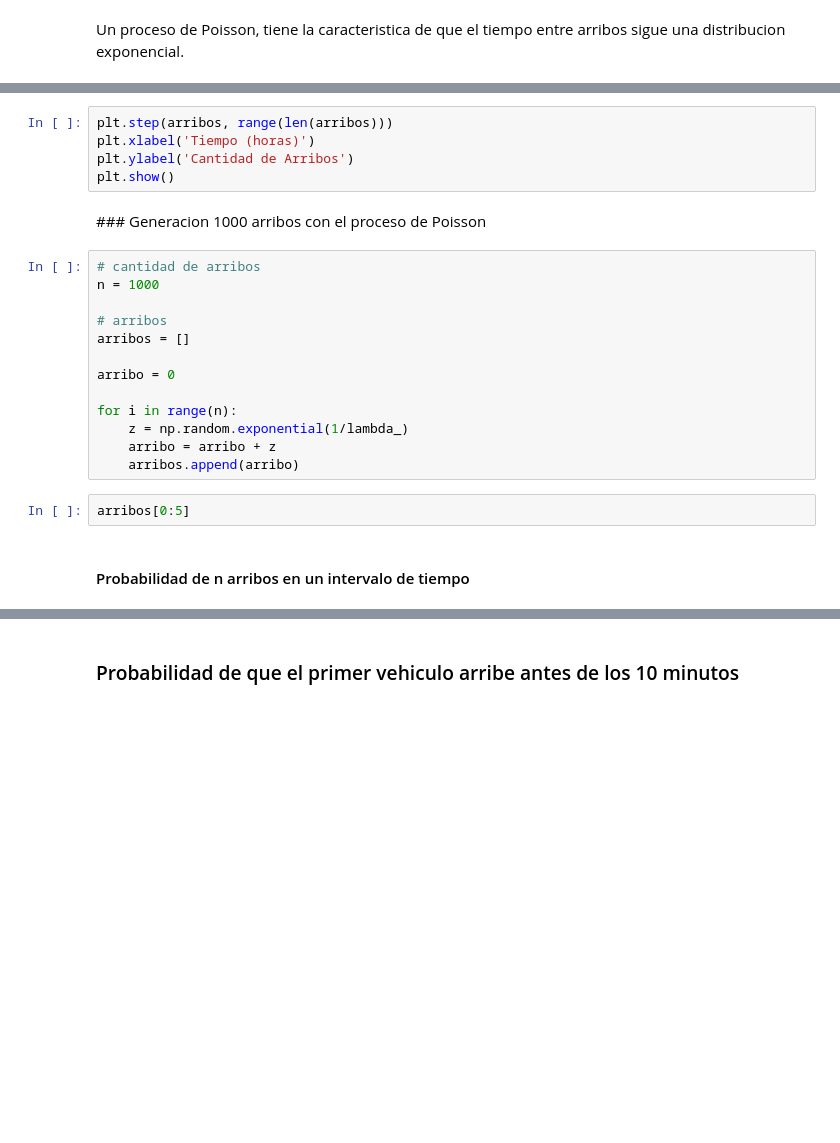
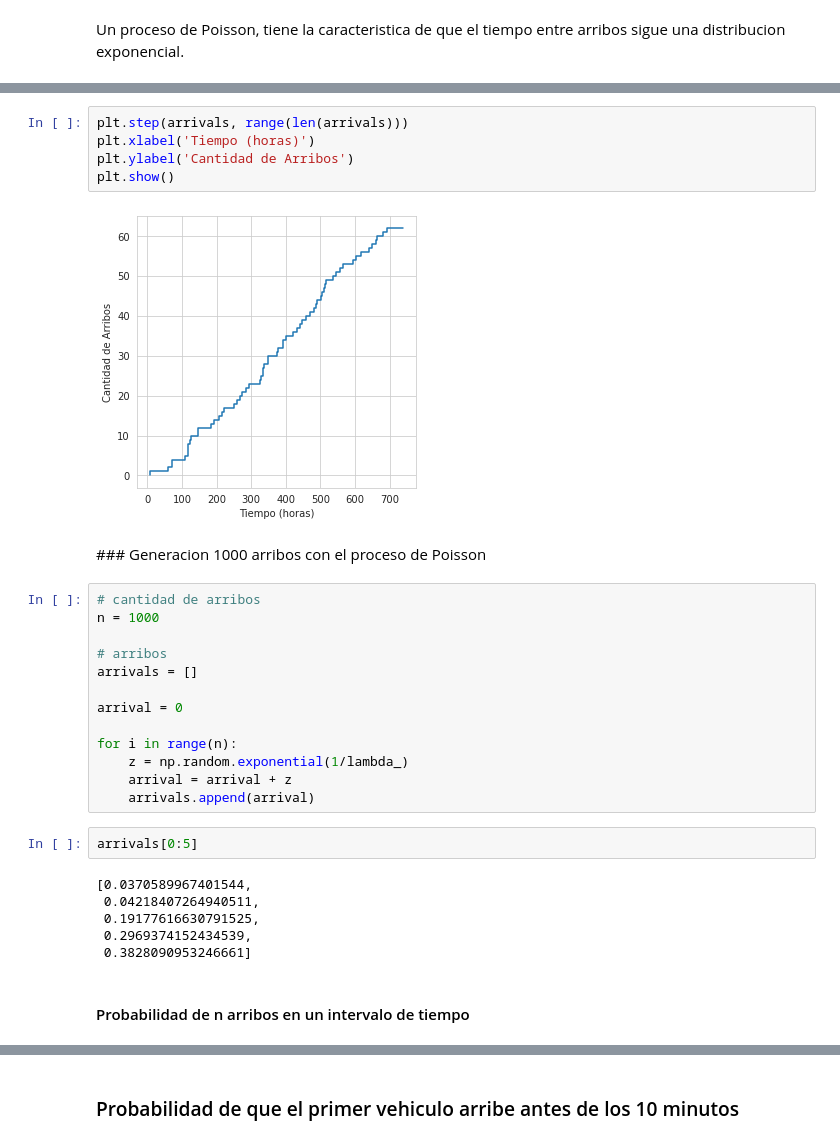
Before and after one commit to AlejandroDaneri/simulacion, a Jupyter notebook: Resolucion.ipynb, the cells around one changed output, grey strips where cells are left out. Drawn from its saved outputs; the diff is of its cells as text; blank space fills up the shorter version.

```diff
--- a/Resolucion.ipynb
+++ b/Resolucion.ipynb
@@ -611,8 +716,10 @@ plt.show()
 # %%
-plt.step(arribos, range(len(arribos)))
+plt.step(arrivals, range(len(arrivals)))
 plt.xlabel('Tiempo (horas)')
 plt.ylabel('Cantidad de Arribos')
 plt.show()
+# %% [output]
+[figure, added]
 # %% [markdown]
 ### Generacion 1000 arribos con el proceso de Poisson
 # %%
@@ -620,17 +727,23 @@ plt.show()
 n = 1000
 
 # arribos
-arribos = []
+arrivals = []
 
-arribo = 0
+arrival = 0
 
 for i in range(n):
     z = np.random.exponential(1/lambda_)
-    arribo = arribo + z
-    arribos.append(arribo)
+    arrival = arrival + z
+    arrivals.append(arrival)
 # %%
-arribos[0:5]
+arrivals[0:5]
+# %% [output]
+[0.0370589967401544,
+ 0.04218407264940511,
+ 0.19177616630791525,
+ 0.2969374152434539,
+ 0.3828090953246661]
-# %% [markdown]
-#### Probabilidad de n arribos en un intervalo de tiempo
+# %% [markdown]
+#### Probabilidad de n arribos en un intervalo de tiempo
 # %% [markdown]
 \begin{equation}
```
Also changed, not shown: parts of 63 cells of this notebook.
